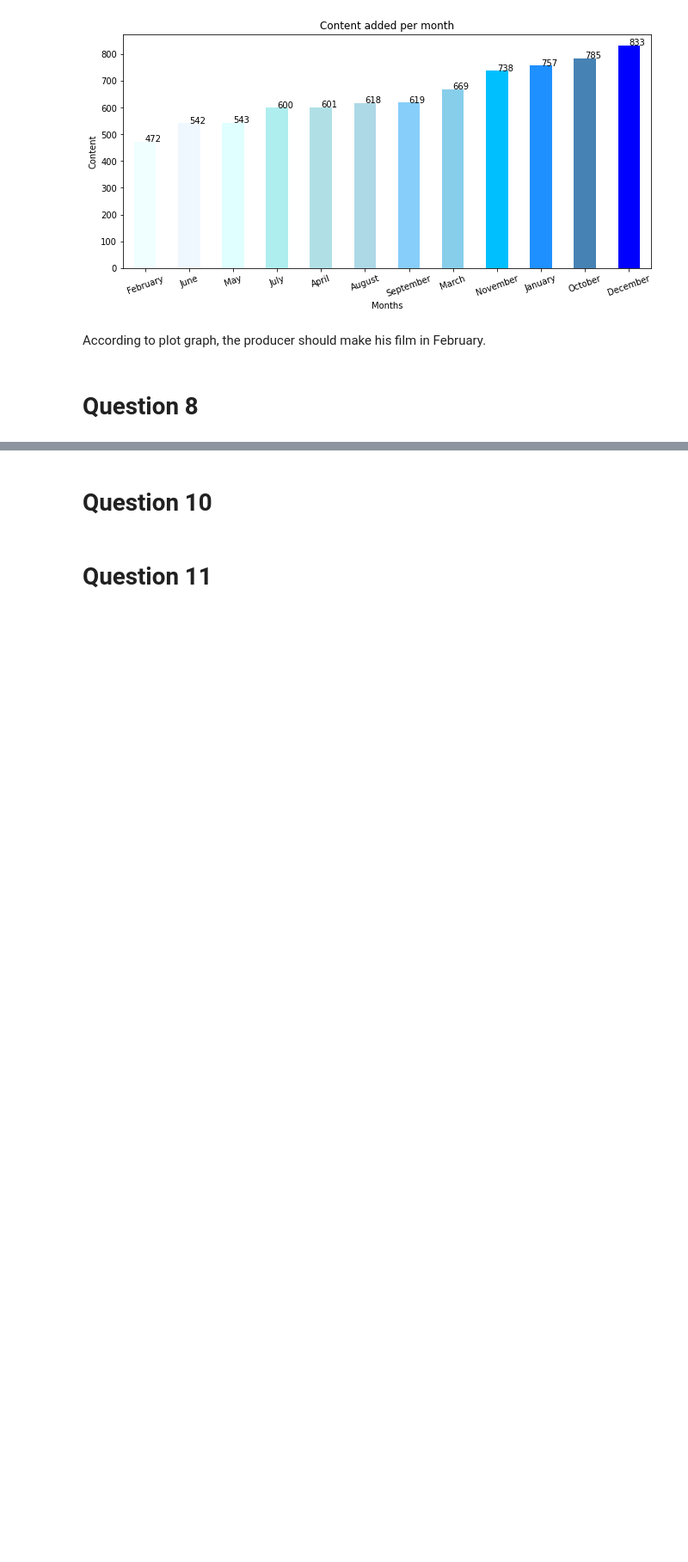
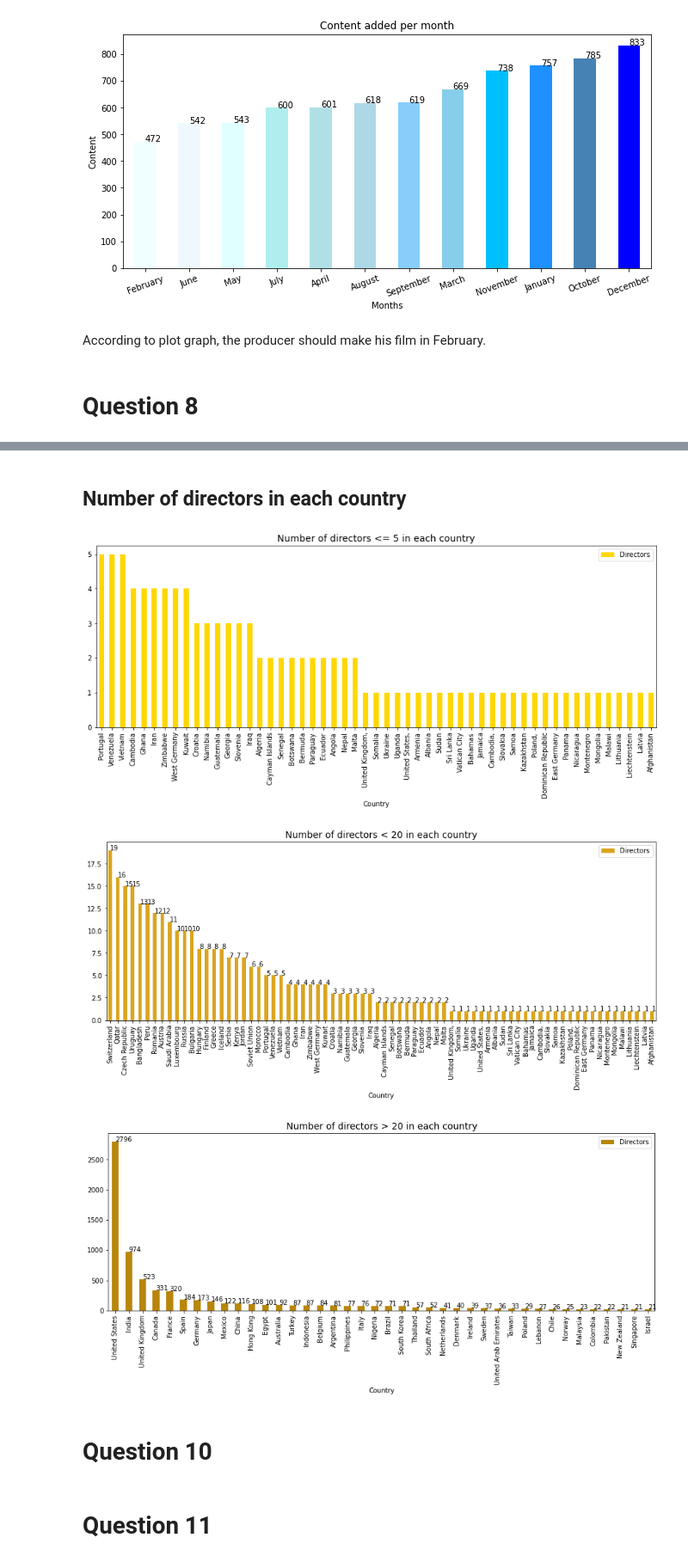
Before and after one commit to AngelPn/Netflix-Data-Analysis, a Jupyter notebook: netflix_data_mining.ipynb, the cells around one changed output, grey strips where cells are left out. Shown at 86% size. Saved outputs shown, nothing was run; the diff lists cells and outputs as text; code cells hidden in the pictures; blank space fills up the shorter version.

```diff
--- a/netflix_data_mining.ipynb
+++ b/netflix_data_mining.ipynb
@@ -258,0 +260,18 @@ According to plot graph, the producer should make his film in February.
+# %%
+# Use filter to dismiss NA values from country and director fields
+filtered_df = df[~df.country.isna() & ~df.director.isna()]
+
+# Create a new dataframe from the series with new_df_index as the index
+# splitting (exploding) country columns with multiple countries into multiple rows for each country
+new_df_index = [filtered_df.show_id, filtered_df.director]
+new_df = pd.DataFrame(filtered_df.country.str.split(', ').tolist(), index = new_df_index).stack()
+new_df = new_df.reset_index([0, 'show_id', 'director'])
+new_df.columns = ['show_id', 'director', 'country']
+
+# Create a new dataframe from the series with show_id as the index
+# splitting (exploding) columns with multiple directors into multiple rows for each director
+new_df_index = [new_df.show_id, new_df.country]
+new_df = pd.DataFrame(new_df.director.str.split(', ').tolist(), index = new_df_index).stack()
+new_df = new_df.reset_index([0, 'show_id', 'country'])
+new_df.columns = ['show_id', 'country', 'director']
+new_df
@@ -259,3 +310,38 @@ According to plot graph, the producer should make his film in February.
+# %% [markdown]
+## Number of directors in each country
+# %%
+# Get dataframe grouped by country and director
+# in order to keep unique directors in each country
+group_df = new_df.groupby(by = ['country', 'director'])['show_id'].count().sort_values()
+group_df = group_df.reset_index([0, 'country', 'director'])
+group_df.pop('show_id')
+# Get dataframe grouped by country
+# in order to keep the number of unique directors in each country
+group_df = new_df.groupby(by = ['country'])['director'].count().sort_values(ascending = False)
+group_df = group_df.reset_index([0, 'country'])
+group_df.columns = ['Country', 'Directors']
+
+group1_df = group_df.loc[group_df['Directors'] <= 5]
+group1_df.plot.bar(x = 'Country', y = 'Directors', figsize = (15, 5), color = 'gold')
+plt.title('Number of directors <= 5 in each country', fontsize = 14)
+
+group2_df = group_df.loc[group_df['Directors'] <= 20]
+group2_df.plot.bar(x = 'Country', y = 'Directors', figsize = (15, 5), color = 'goldenrod')
+plt.title('Number of directors < 20 in each country', fontsize = 14)
+for index, value in enumerate(list(group2_df['Directors'])):
+    plt.text(index, value, str(value))
+
+group3_df = group_df.loc[group_df['Directors'] > 20]
+group3_df.plot.bar(x = 'Country', y = 'Directors', figsize = (15, 5), color = 'darkgoldenrod')
+plt.title('Number of directors > 20 in each country', fontsize = 14)
+for index, value in enumerate(list(group3_df['Directors'])):
+    plt.text(index, value, str(value))
+
+plt.show()
+# %% [output]
+[figure, added]
+[figure, added]
+[figure, added]
 # %% [markdown]
 # Question 10
 # %% [markdown]
```
Also changed, not shown: parts of 8 cells of this notebook.
